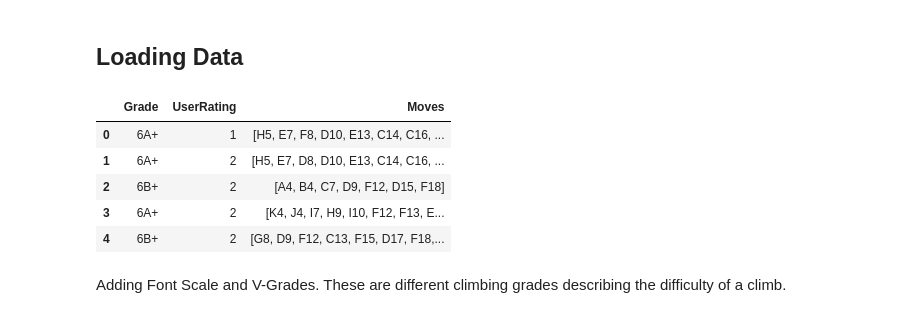
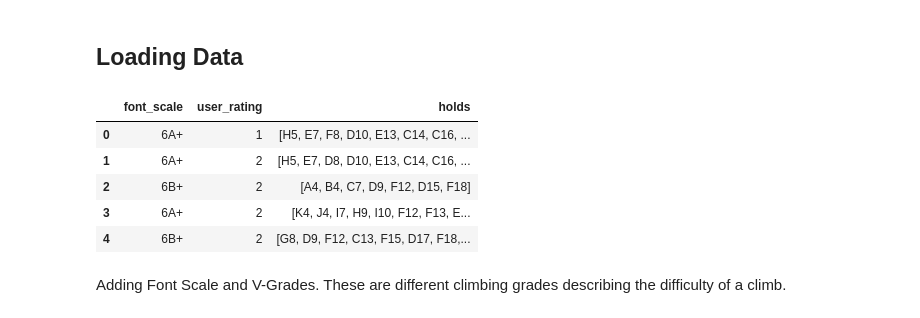
Before and after one commit to bglaus/MLforMoonboard, a Jupyter notebook: notebooks/0. Data Exploration.ipynb, the cells around one changed output. Saved outputs shown, nothing was run; the diff lists cells and outputs as text; code cells hidden in the pictures.

```diff
--- a/notebooks/0. Data Exploration.ipynb
+++ b/notebooks/0. Data Exploration.ipynb
@@ -16,9 +22,11 @@ from data_loading import *
 ## Loading Data
 # %%
 df = load_dataframe('../data/2017.json')
+df = add_font_scale(df)
+df = add_v_grade(df)
 df.head()
 # %% [output]
-|  | Grade | UserRating | Moves |
+|  | font_scale | user_rating | holds |
 | 0 | 6A+ | 1 | [H5, E7, F8, D10, E13, C14, C16, ... |
 | 1 | 6A+ | 2 | [H5, E7, D8, D10, E13, C14, C16, ... |
 | 2 | 6B+ | 2 | [A4, B4, C7, D9, F12, D15, F18] |
```
Also changed, not shown: parts of 12 cells of this notebook, 8 other files.
